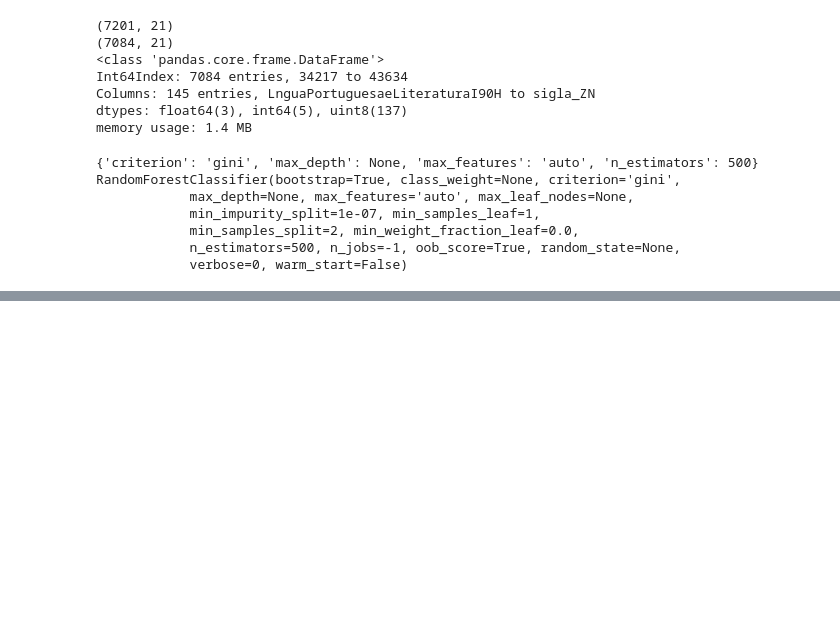
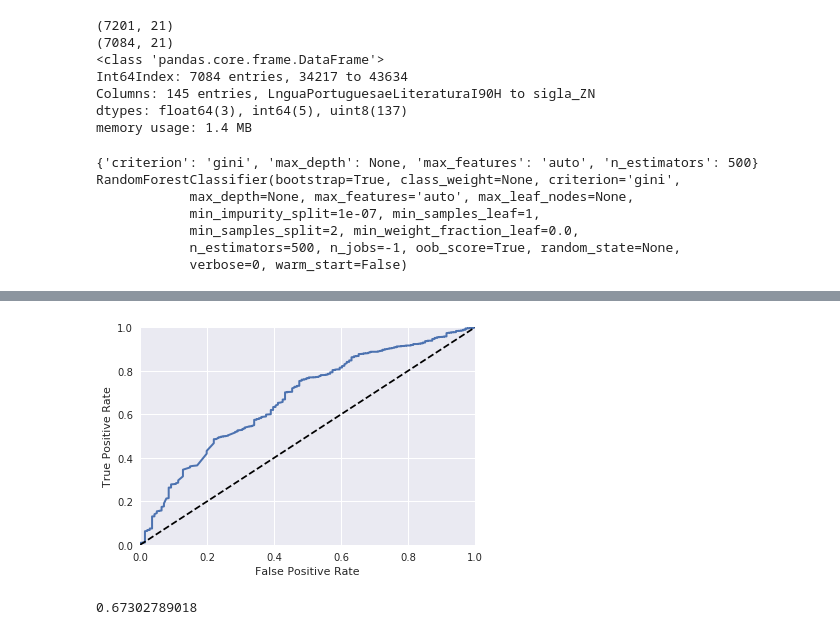
Before and after one commit to tmedeirosb/modelo_ifrn_integrado, a Jupyter notebook: versao_2/modelo_supersionado_filtro_CA.ipynb, the cells around one changed output, grey strips where cells are left out. Cells and saved outputs as stored; diff of their text form; code cells hidden in the pictures; blank space fills up the shorter version.

```diff
--- a/versao_2/modelo_supersionado_filtro_CA.ipynb
+++ b/versao_2/modelo_supersionado_filtro_CA.ipynb
@@ -630,0 +823,8 @@ plt.show()
+# %%
+print(dados_clean.shape)
+print(dados_filtrado.shape)
+
+#dividir os dados para treino e teste. default é 25% p teste
+Xtrain, Xtest, ytrain, ytest = train_test_split(dados_filtrado, y, random_state=0)
+
+print(Xtest.shape)
@@ -630,0 +910,14 @@ plt.show()
+# %%
+#CURVA ROC
+
+y_probas_forest = cross_val_predict(model_forest, Xtest, ytest, cv=3, method="predict_proba")
+
+y_scores_forest = y_probas_forest[:, 1]   # score = proba of positive class
+fpr_forest, tpr_forest, thresholds_forest = roc_curve(ytest, y_scores_forest)
+
+plot_roc_curve(fpr_forest, tpr_forest)
+plt.show()
+print(roc_auc_score(ytest, y_scores_forest))
+# %% [output]
+[figure, added]
+0.67302789018
```
Also changed, not shown: parts of 18 cells of this notebook.
